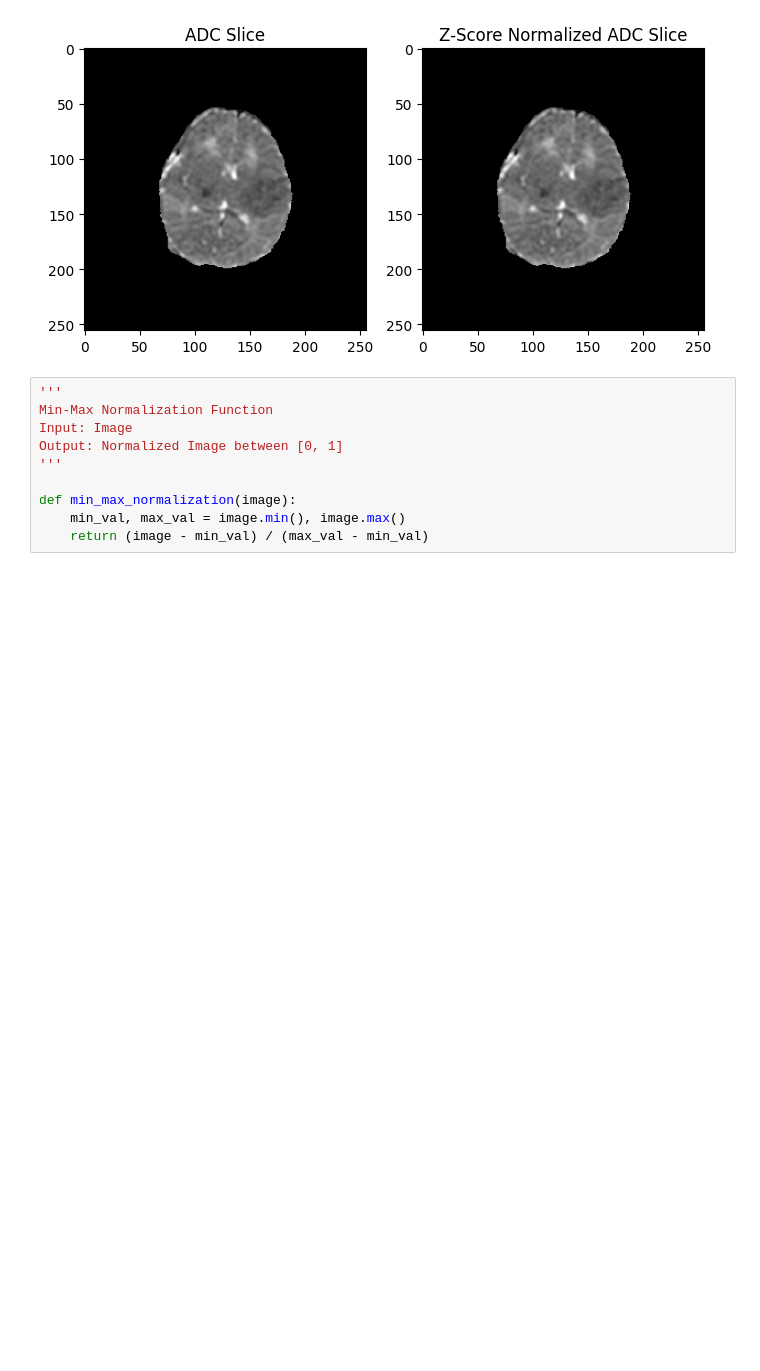
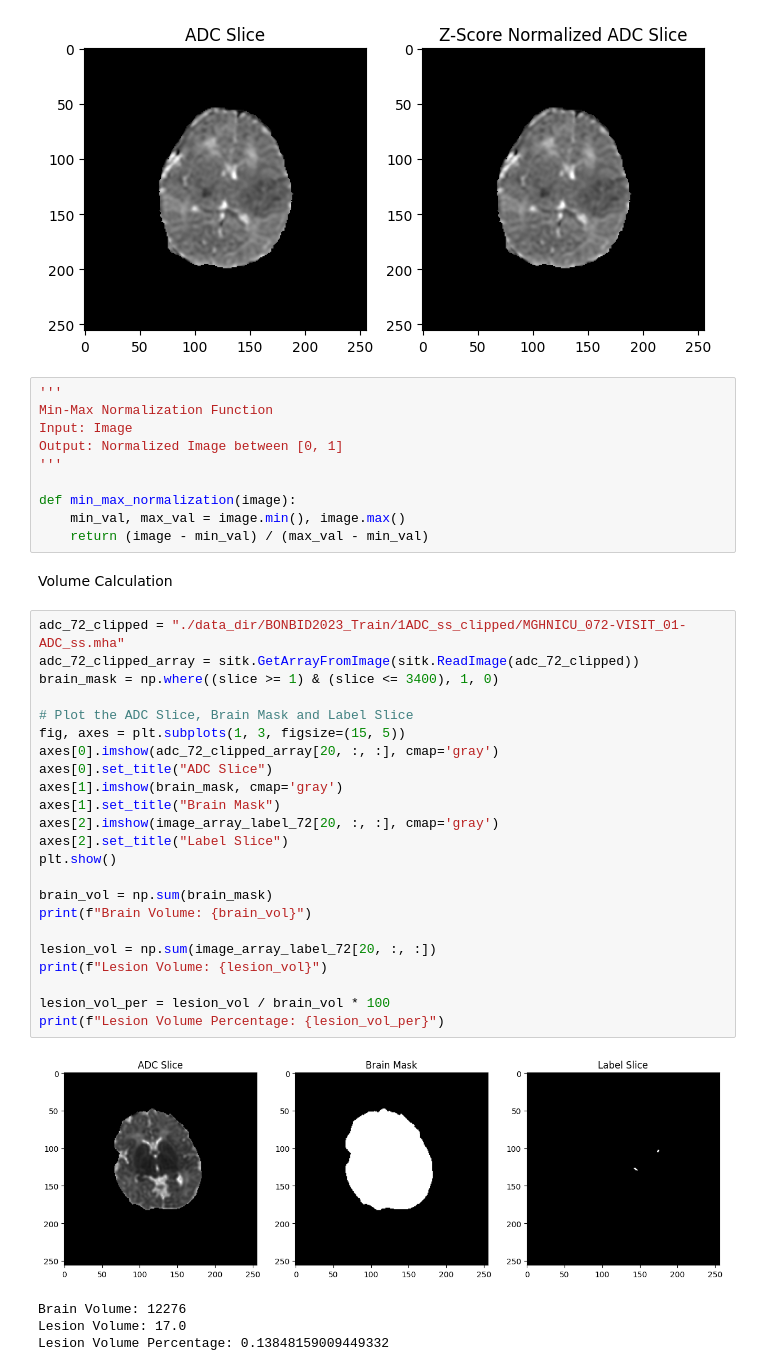
Before and after one commit to Neonatal-Brain-Lesion-Segmentation/CodeBase, a Jupyter notebook: codebase/transforms/preprocess.ipynb, the cells around one changed output. Cells and saved outputs as stored; diff of their text form; blank space fills up the shorter version.

Commit message:
Lesion Volume Calculation

```diff
--- a/codebase/transforms/preprocess.ipynb
+++ b/codebase/transforms/preprocess.ipynb
@@ -374,3 +374,33 @@ Output: Normalized Image between [0, 1]
 def min_max_normalization(image):
     min_val, max_val = image.min(), image.max()
     return (image - min_val) / (max_val - min_val)
+# %% [markdown]
+Volume Calculation
+# %%
+adc_72_clipped = "./data_dir/BONBID2023_Train/1ADC_ss_clipped/MGHNICU_072-VISIT_01-ADC_ss.mha"
+adc_72_clipped_array = sitk.GetArrayFromImage(sitk.ReadImage(adc_72_clipped))
+brain_mask = np.where((slice >= 1) & (slice <= 3400), 1, 0)
+
+# Plot the ADC Slice, Brain Mask and Label Slice
+fig, axes = plt.subplots(1, 3, figsize=(15, 5))
+axes[0].imshow(adc_72_clipped_array[20, :, :], cmap='gray')
+axes[0].set_title("ADC Slice")
+axes[1].imshow(brain_mask, cmap='gray')
+axes[1].set_title("Brain Mask")
+axes[2].imshow(image_array_label_72[20, :, :], cmap='gray')
+axes[2].set_title("Label Slice")
+plt.show()
+
+brain_vol = np.sum(brain_mask)
+print(f"Brain Volume: {brain_vol}")
+
+lesion_vol = np.sum(image_array_label_72[20, :, :])
+print(f"Lesion Volume: {lesion_vol}")
+
+lesion_vol_per = lesion_vol / brain_vol * 100
+print(f"Lesion Volume Percentage: {lesion_vol_per}")
+# %% [output]
+[figure, added]
+Brain Volume: 12276
+Lesion Volume: 17.0
+Lesion Volume Percentage: 0.13848159009449332
```
Also changed, not shown: parts of 1 cell of this notebook.
